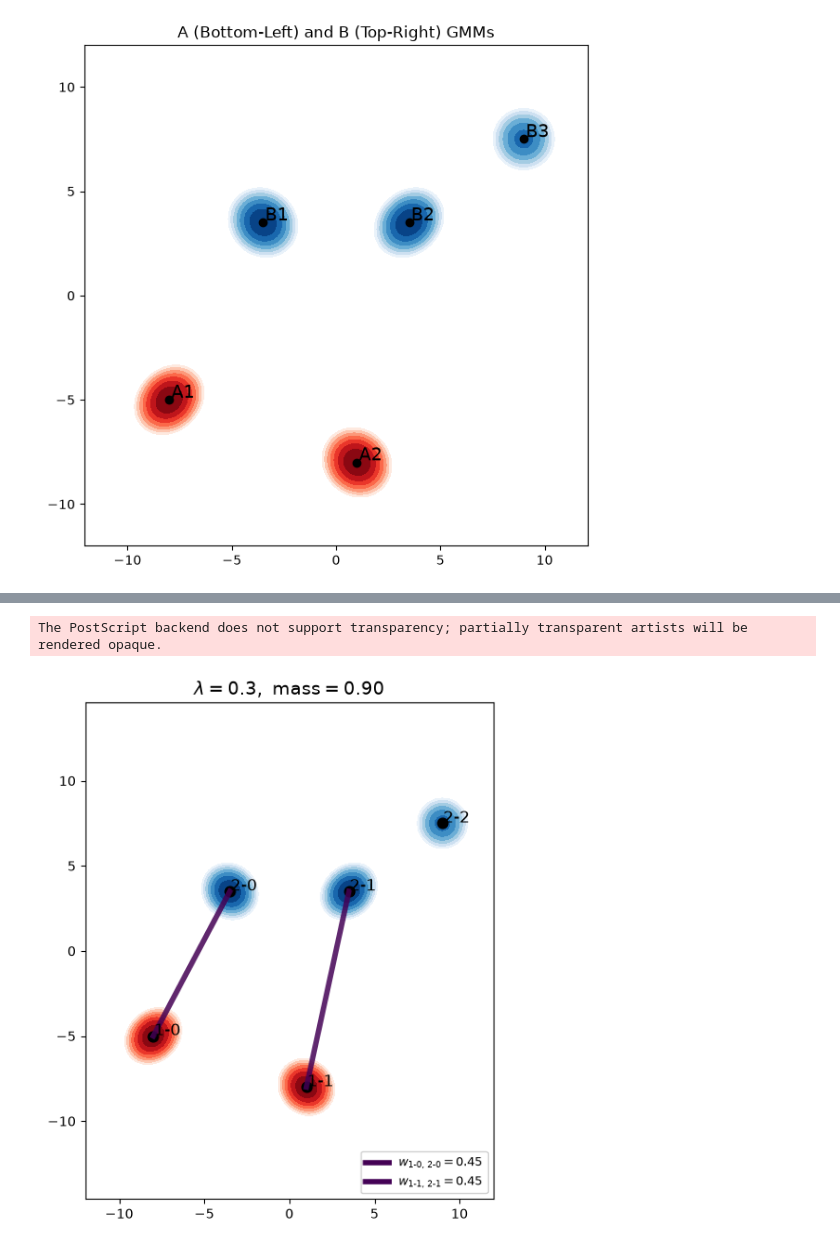
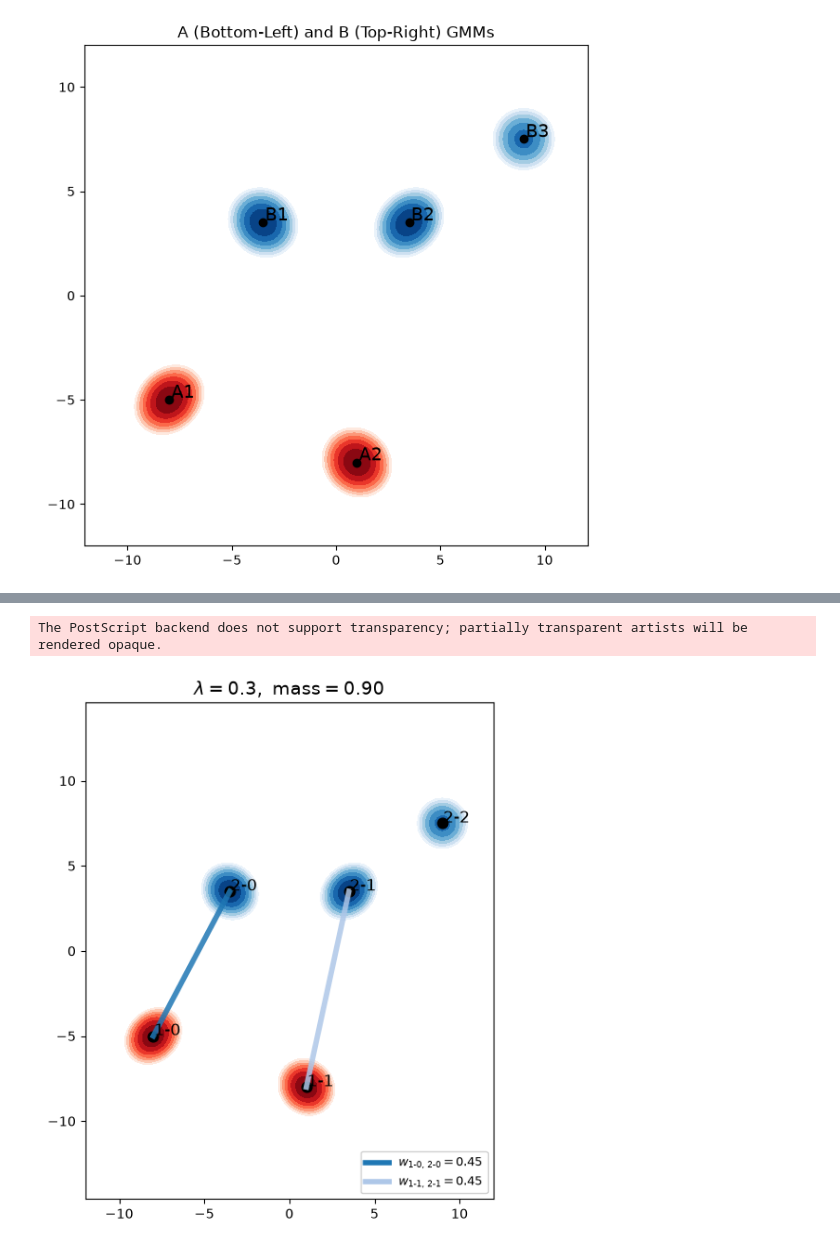
Before and after one commit to yachimura-lab/EPGOT-PMGW, a Jupyter notebook: docs/notebook/figure1_2_3.ipynb, the cells around one changed output, grey strips where cells are left out. Saved outputs shown, nothing was run; the diff lists cells and outputs as text; code cells hidden in the pictures.

```diff
--- a/docs/notebook/figure1_2_3.ipynb
+++ b/docs/notebook/figure1_2_3.ipynb
@@ -224,7 +224,7 @@ for idx, Lambda in enumerate(Lambda_list):
     # ----------------------------------------
     # 5. assign colors
     # ----------------------------------------
-    cmap = plt.get_cmap("viridis")
+    cmap = plt.get_cmap("tab20")
     color_dict = {(i, j): cmap(k) for k, (i, j) in enumerate(pairs)}
 
     # ----------------------------------------
@@ -247,34 +247,34 @@ for idx, Lambda in enumerate(Lambda_list):
 
     # ----------------------------------------
     # 7. legend (lower right)
     # ----------------------------------------
     legend_elements = [
         Line2D(
             [0],
             [0],
             color=color_dict[(i, j)],
             lw=4,
             label=rf"$w_{{1\text{{-}}{i},\,2\text{{-}}{j}}}={R[i, j]:.2f}$",
         )
         for (i, j) in pairs
     ]
 
     ax.legend(handles=legend_elements, loc="lower right", fontsize=9, framealpha=0.9)
 
     ax.set_title(
         rf"$\lambda={Lambda},\ \mathrm{{mass}}={mass_partial:.2f}$", fontsize=14
     )
     ax.axis("equal")
 
 # ============================
 # finalize
 # ============================
 plt.tight_layout()
 plt.savefig("fig_single_lambda_colored_wlabel.eps", format="eps", bbox_inches="tight")
 plt.show()
 # %% [output]
 The PostScript backend does not support transparency; partially transparent artists will be rendered opaque.
-[figure, old version]
+[figure, new version]
 # %%
 # ----------------------------
 # パラメータ
```
Also changed, not shown: parts of 1 cell of this notebook.
